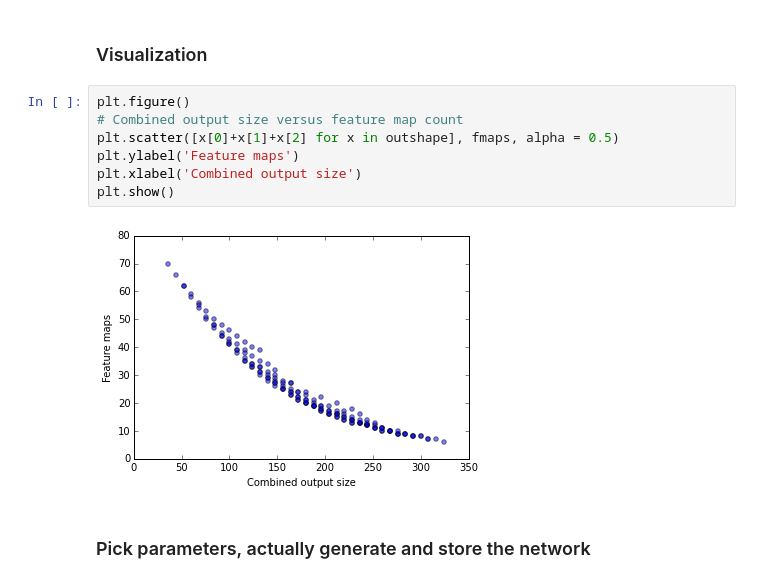
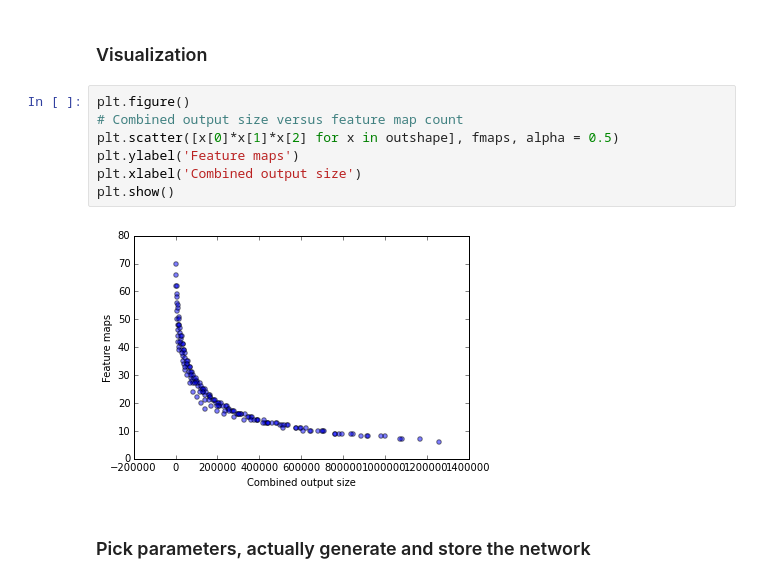
Before and after one commit to naibaf7/caffe_neural_models, a Jupyter notebook: pygt_example/netgen_example.ipynb, the cells around one changed output. Saved outputs shown, nothing was run; the diff lists cells and outputs as text.

```diff
--- a/pygt_example/netgen_example.ipynb
+++ b/pygt_example/netgen_example.ipynb
@@ -69,12 +69,12 @@ Current shape: 168, [196, 196, 196], 6
 # %%
 plt.figure()
 # Combined output size versus feature map count
-plt.scatter([x[0]+x[1]+x[2] for x in outshape], fmaps, alpha = 0.5)
+plt.scatter([x[0]*x[1]*x[2] for x in outshape], fmaps, alpha = 0.5)
 plt.ylabel('Feature maps')
 plt.xlabel('Combined output size')
 plt.show()
 # %% [output]
-[figure, old version]
+[figure, new version]
 # %% [markdown]
 ### Pick parameters, actually generate and store the network
 # %%
```
